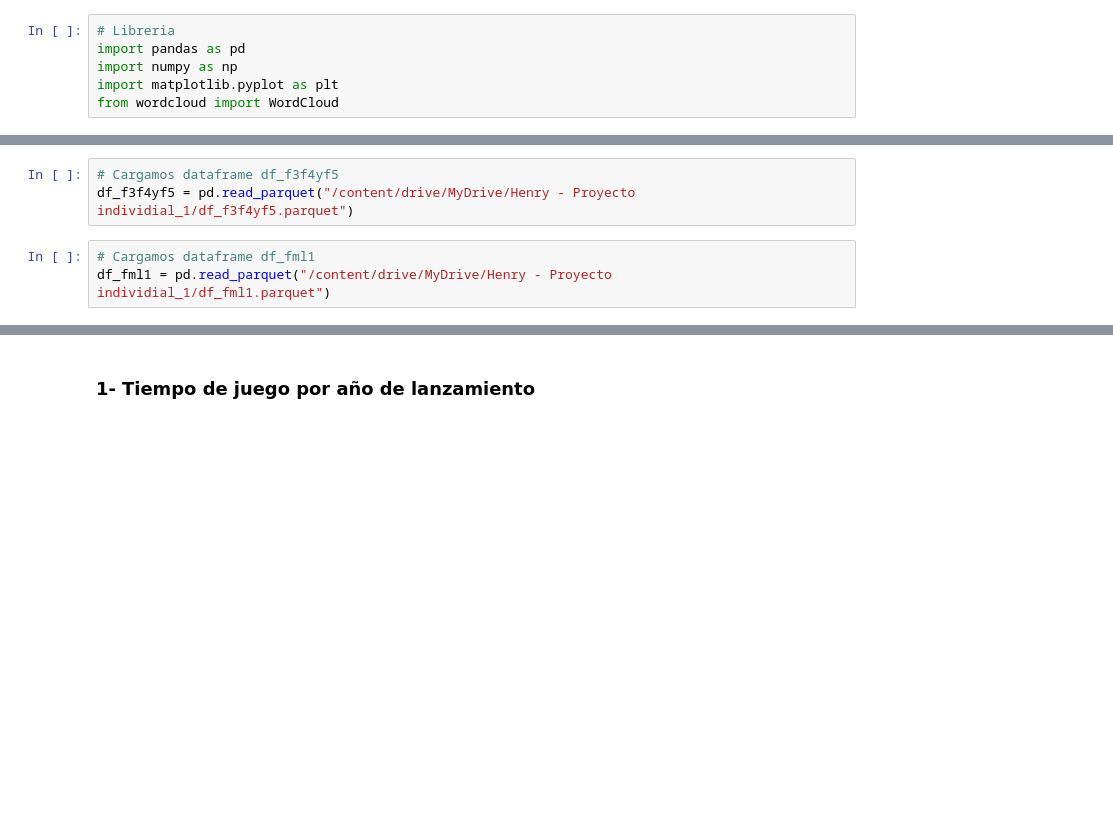
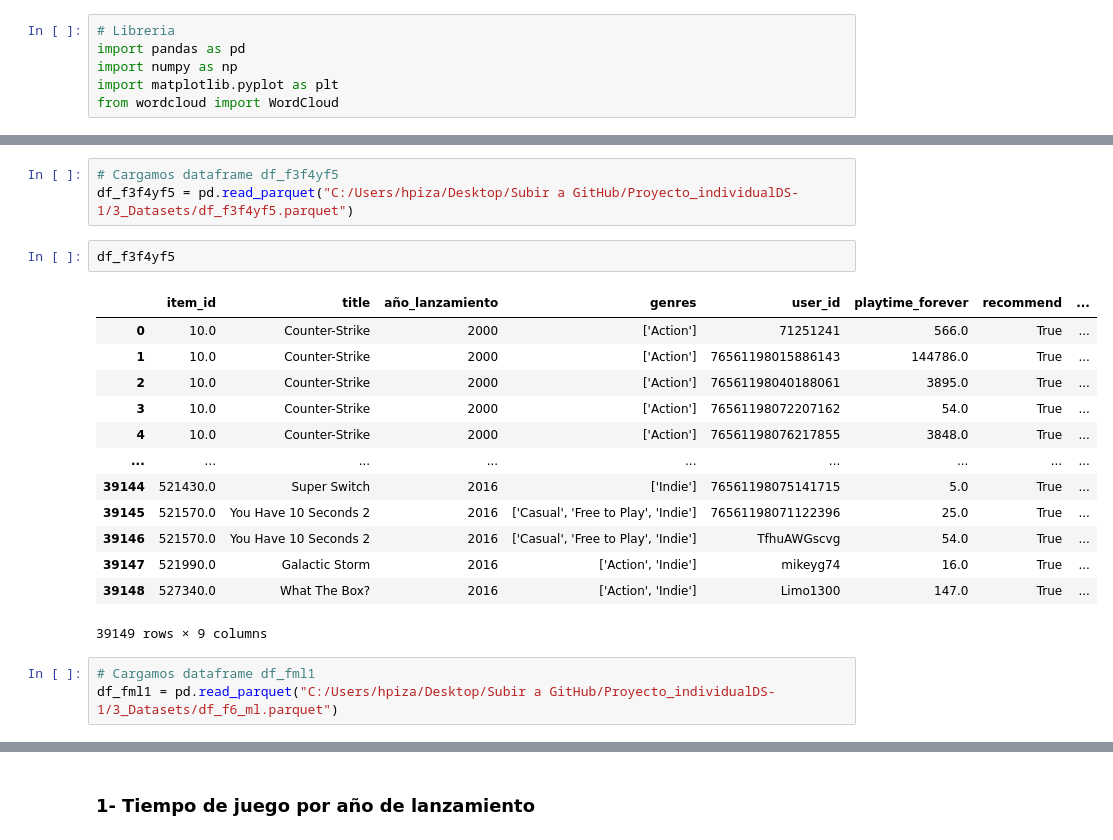
Before and after one commit to Hern4nOckham/Proyecto_SoyHenry_DataSc-1, a Jupyter notebook: 1_Notebooks/3_xEDA.ipynb, the cells around one changed output, grey strips where cells are left out. Drawn from its saved outputs; the diff is of its cells as text; blank space fills up the shorter version.

```diff
--- a/1_Notebooks/3_xEDA.ipynb
+++ b/1_Notebooks/3_xEDA.ipynb
@@ -18,6 +28,22 @@ df_f1yf2 = pd.read_parquet("/content/drive/MyDrive/Henry - Proyecto individial_1
 # %%
 # Cargamos dataframe df_f3f4yf5
-df_f3f4yf5 = pd.read_parquet("/content/drive/MyDrive/Henry - Proyecto individial_1/df_f3f4yf5.parquet")
+df_f3f4yf5 = pd.read_parquet("C:/Users/hpiza/Desktop/Subir a GitHub/Proyecto_individualDS-1/3_Datasets/df_f3f4yf5.parquet")
+# %%
+df_f3f4yf5
+# %% [output]
+|  | item_id | title | año_lanzamiento | genres | user_id | playtime_forever | recommend | ... |
+| 0 | 10.0 | Counter-Strike | 2000 | ['Action'] | 71251241 | 566.0 | True | ... |
+| 1 | 10.0 | Counter-Strike | 2000 | ['Action'] | 76561198015886143 | 144786.0 | True | ... |
+| 2 | 10.0 | Counter-Strike | 2000 | ['Action'] | 76561198040188061 | 3895.0 | True | ... |
+| 3 | 10.0 | Counter-Strike | 2000 | ['Action'] | 76561198072207162 | 54.0 | True | ... |
+| 4 | 10.0 | Counter-Strike | 2000 | ['Action'] | 76561198076217855 | 3848.0 | True | ... |
+| ... | ... | ... | ... | ... | ... | ... | ... | ... |
+| 39144 | 521430.0 | Super Switch | 2016 | ['Indie'] | 76561198075141715 | 5.0 | True | ... |
+| 39145 | 521570.0 | You Have 10 Seconds 2 | 2016 | ['Casual', 'Free to Play', 'Indie'] | 76561198071122396 | 25.0 | True | ... |
+| 39146 | 521570.0 | You Have 10 Seconds 2 | 2016 | ['Casual', 'Free to Play', 'Indie'] | TfhuAWGscvg | 54.0 | True | ... |
+| 39147 | 521990.0 | Galactic Storm | 2016 | ['Action', 'Indie'] | mikeyg74 | 16.0 | True | ... |
+| 39148 | 527340.0 | What The Box? | 2016 | ['Action', 'Indie'] | Limo1300 | 147.0 | True | ... |
+39149 rows × 9 columns
 # %%
 # Cargamos dataframe df_fml1
-df_fml1 = pd.read_parquet("/content/drive/MyDrive/Henry - Proyecto individial_1/df_fml1.parquet")
+df_fml1 = pd.read_parquet("C:/Users/hpiza/Desktop/Subir a GitHub/Proyecto_individualDS-1/3_Datasets/df_f6_ml.parquet")
```
Also changed, not shown: parts of 6 cells of this notebook.
